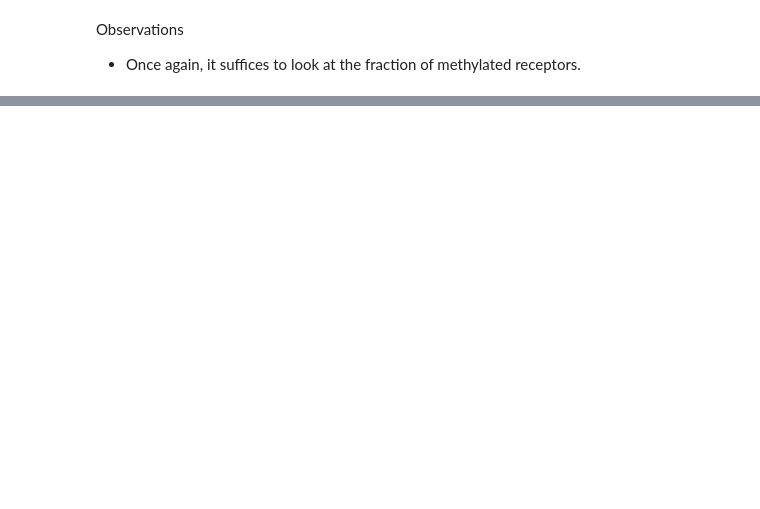
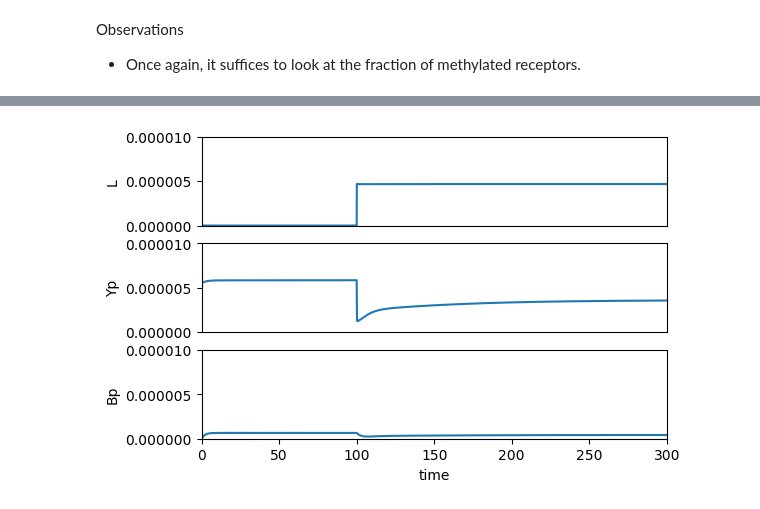
Before and after one commit to ScienceStacks/BioCellControl, a Jupyter notebook: Analysis/chemotaxis.ipynb, the cells around one changed output, grey strips where cells are left out. Saved outputs shown, nothing was run; the diff lists cells and outputs as text; code cells hidden in the pictures; blank space fills up the shorter version.

```diff
--- a/Analysis/chemotaxis.ipynb
+++ b/Analysis/chemotaxis.ipynb
@@ -97,0 +116,7 @@ Observations
+# %%
+# What is the simulated step response for our model that corresponds to the Spiro?
+# The solid line above is Yp and the dashed line is Bp; ligand concentration change is not shown.
+sim(elements=["at (time > 100): L = 11e-6"])
+plotter.lines(["L", "Yp", "Bp"], yrange=[0, 10e-6])
+# %% [output]
+[figure, added]
```
Also changed, not shown: parts of 24 cells of this notebook, 3 other files.
